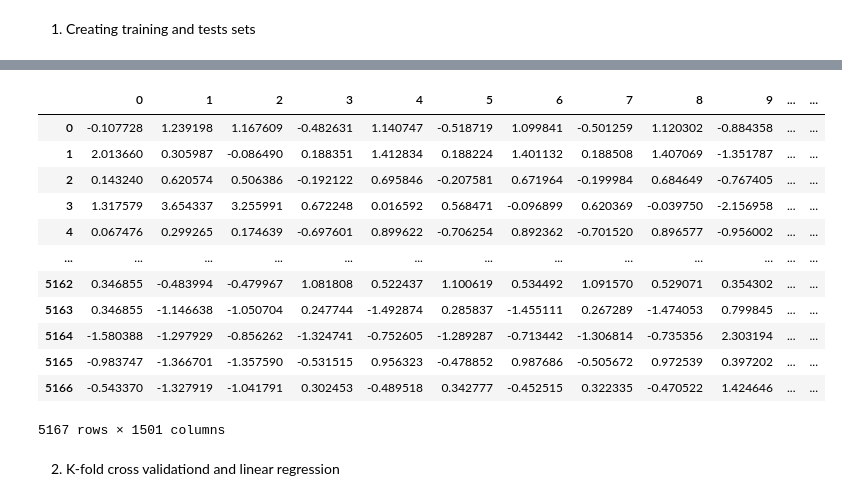
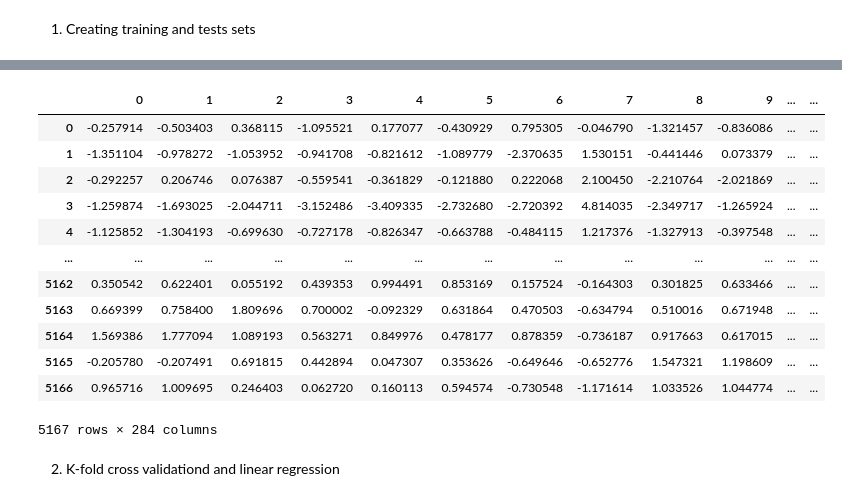
Before and after one commit to pharmbio/Thesis_ActLearn_DOP_2022, a Jupyter notebook: main/supervised_learning/experiment1_regression.ipynb, the cells around one changed output, grey strips where cells are left out. Drawn from its saved outputs; the diff is of its cells as text; code cells hidden in the pictures.

```diff
--- a/main/supervised_learning/experiment1_regression.ipynb
+++ b/main/supervised_learning/experiment1_regression.ipynb
@@ -135,0 +140,10 @@ cell_profiler
+# %%
+# Selecting features according to the paper
+group1 = [col for col in cell_profiler.columns if ('Granu' in col  and 'SYTO' in col) or ('Inten' in col and 'SYTO' in col) and not 'Location' in col and not 'Radial' in col]
+group2 = [col for col in cell_profiler.columns if ('Granu' in col  and 'CONC' in col) or ('Inten' in col and 'CONC' in col) and not 'Location' in col and not 'Radial' in col]
+group3 = [col for col in cell_profiler.columns if 'Correla' in col or 'Neig' in col]
+
+filtered_features = group1+group2+group3
+
+# Filtering
+filtered_cell_profiler = cell_profiler[filtered_features+['Target','cell_profiler_vector']]
@@ -145,22 +194,25 @@ y = 1000*cell_profiler.iloc[:,-2]
 # %%
+# We get the input values
+X_filtered =  filtered_cell_profiler.iloc[:,:-2]
+
 # Re-scale
 scaler = StandardScaler()
-X = pd.DataFrame(scaler.fit_transform(X))
-X
+X_filtered = pd.DataFrame(scaler.fit_transform(X_filtered))
+X_filtered
 # %% [output]
 |  | 0 | 1 | 2 | 3 | 4 | 5 | 6 | 7 | 8 | 9 | ... | ... |
-| 0 | -0.107728 | 1.239198 | 1.167609 | -0.482631 | 1.140747 | -0.518719 | 1.099841 | -0.501259 | 1.120302 | -0.884358 | ... | ... |
-| 1 | 2.013660 | 0.305987 | -0.086490 | 0.188351 | 1.412834 | 0.188224 | 1.401132 | 0.188508 | 1.407069 | -1.351787 | ... | ... |
-| 2 | 0.143240 | 0.620574 | 0.506386 | -0.192122 | 0.695846 | -0.207581 | 0.671964 | -0.199984 | 0.684649 | -0.767405 | ... | ... |
-| 3 | 1.317579 | 3.654337 | 3.255991 | 0.672248 | 0.016592 | 0.568471 | -0.096899 | 0.620369 | -0.039750 | -2.156958 | ... | ... |
-| 4 | 0.067476 | 0.299265 | 0.174639 | -0.697601 | 0.899622 | -0.706254 | 0.892362 | -0.701520 | 0.896577 | -0.956002 | ... | ... |
+| 0 | -0.257914 | -0.503403 | 0.368115 | -1.095521 | 0.177077 | -0.430929 | 0.795305 | -0.046790 | -1.321457 | -0.836086 | ... | ... |
+| 1 | -1.351104 | -0.978272 | -1.053952 | -0.941708 | -0.821612 | -1.089779 | -2.370635 | 1.530151 | -0.441446 | 0.073379 | ... | ... |
+| 2 | -0.292257 | 0.206746 | 0.076387 | -0.559541 | -0.361829 | -0.121880 | 0.222068 | 2.100450 | -2.210764 | -2.021869 | ... | ... |
+| 3 | -1.259874 | -1.693025 | -2.044711 | -3.152486 | -3.409335 | -2.732680 | -2.720392 | 4.814035 | -2.349717 | -1.265924 | ... | ... |
+| 4 | -1.125852 | -1.304193 | -0.699630 | -0.727178 | -0.826347 | -0.663788 | -0.484115 | 1.217376 | -1.327913 | -0.397548 | ... | ... |
 | ... | ... | ... | ... | ... | ... | ... | ... | ... | ... | ... | ... | ... |
-| 5162 | 0.346855 | -0.483994 | -0.479967 | 1.081808 | 0.522437 | 1.100619 | 0.534492 | 1.091570 | 0.529071 | 0.354302 | ... | ... |
-| 5163 | 0.346855 | -1.146638 | -1.050704 | 0.247744 | -1.492874 | 0.285837 | -1.455111 | 0.267289 | -1.474053 | 0.799845 | ... | ... |
-| 5164 | -1.580388 | -1.297929 | -0.856262 | -1.324741 | -0.752605 | -1.289287 | -0.713442 | -1.306814 | -0.735356 | 2.303194 | ... | ... |
-| 5165 | -0.983747 | -1.366701 | -1.357590 | -0.531515 | 0.956323 | -0.478852 | 0.987686 | -0.505672 | 0.972539 | 0.397202 | ... | ... |
-| 5166 | -0.543370 | -1.327919 | -1.041791 | 0.302453 | -0.489518 | 0.342777 | -0.452515 | 0.322335 | -0.470522 | 1.424646 | ... | ... |
+| 5162 | 0.350542 | 0.622401 | 0.055192 | 0.439353 | 0.994491 | 0.853169 | 0.157524 | -0.164303 | 0.301825 | 0.633466 | ... | ... |
+| 5163 | 0.669399 | 0.758400 | 1.809696 | 0.700002 | -0.092329 | 0.631864 | 0.470503 | -0.634794 | 0.510016 | 0.671948 | ... | ... |
+| 5164 | 1.569386 | 1.777094 | 1.089193 | 0.563271 | 0.849976 | 0.478177 | 0.878359 | -0.736187 | 0.917663 | 0.617015 | ... | ... |
+| 5165 | -0.205780 | -0.207491 | 0.691815 | 0.442894 | 0.047307 | 0.353626 | -0.649646 | -0.652776 | 1.547321 | 1.198609 | ... | ... |
+| 5166 | 0.965716 | 1.009695 | 0.246403 | 0.062720 | 0.160113 | 0.594574 | -0.730548 | -1.171614 | 1.033526 | 1.044774 | ... | ... |
-5167 rows × 1501 columns
+5167 rows × 284 columns
 # %% [markdown]
 2) K-fold cross validationd and linear regression
 # %%
```
Also changed, not shown: parts of 16 cells of this notebook, 1 other file.
